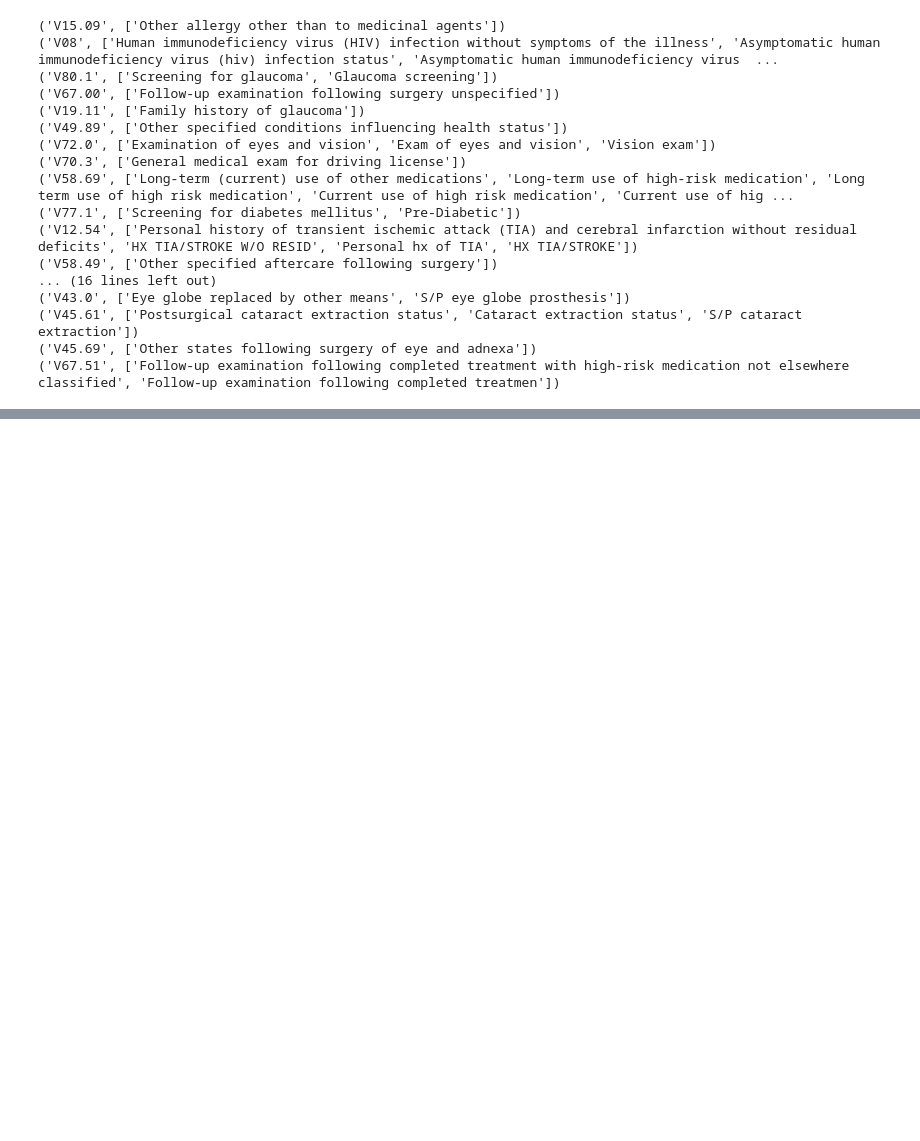
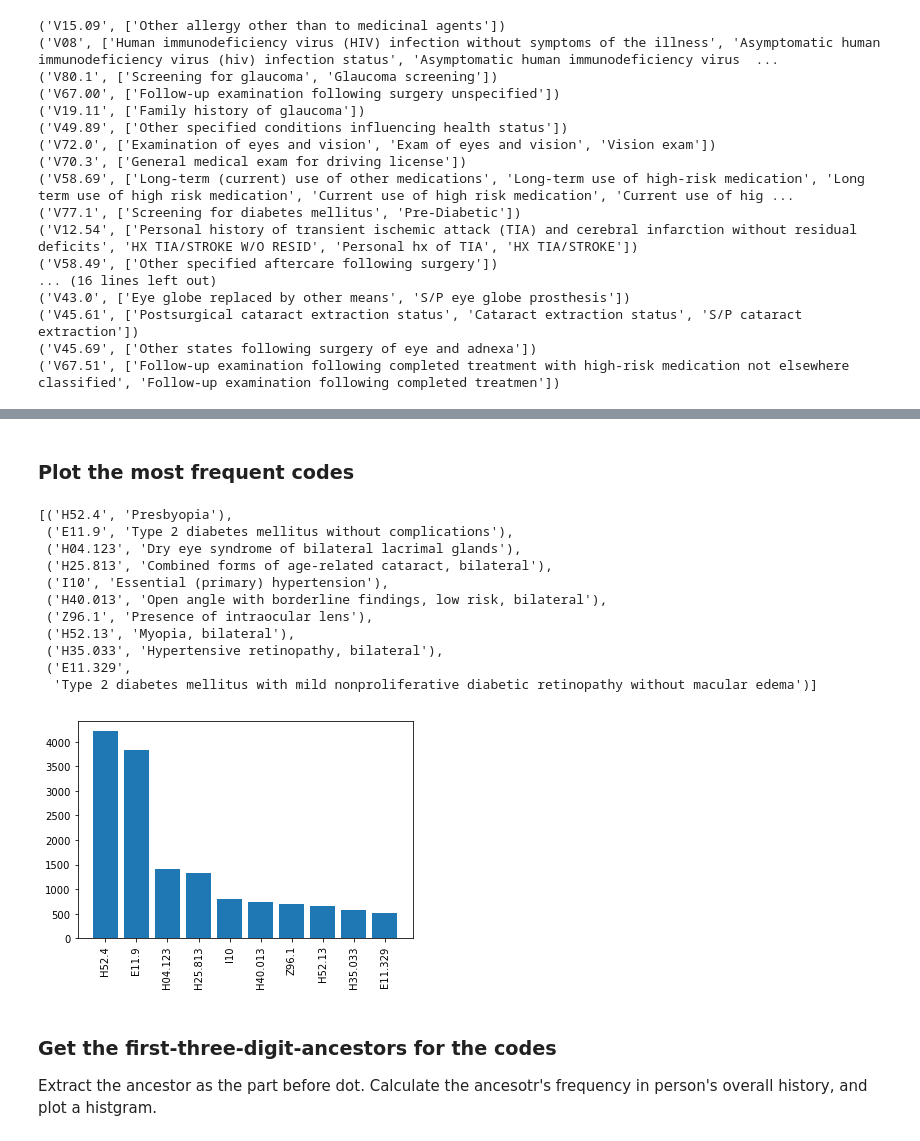
Before and after one commit to MATH497project/MATH497-DiabeticRetinopathy, a Jupyter notebook: ICD_code_exploration/ICD_codes_dictionary.ipynb, the cells around one changed output, grey strips where cells are left out. Drawn from its saved outputs; the diff is of its cells as text; code cells hidden in the pictures; blank space fills up the shorter version.

```diff
--- a/ICD_code_exploration/ICD_codes_dictionary.ipynb
+++ b/ICD_code_exploration/ICD_codes_dictionary.ipynb
@@ -488,25 +448,0 @@ for item in ancestor_9:
-# %%
-icd9 = client.icd9()
-
-ancestor_description=[]
-for i in ICD_9_df.index:
-    if ICD_9_df.loc[i, 'official_explanation']=='Null':
-        ancestor_description.append(['Null'])
-        print(ICD_9_df.loc[i,'codes'].replace('.', '-'), 'Null')
-        continue
-    else:
-        if len(ICD_9_df.loc[i,'ancestor'])<3:
-            code='0'+ICD_9_df.loc[i,'codes']
-        else:
-            code=ICD_9_df.loc[i,'codes']
-        code=code.replace('.', '-')
-        print(code)
-        response = icd9.single_code(code)
-        if response.code == 200:
-            temp = [{'ancestor': item['ancestor']['name'].encode('utf8'),
-                     'description': item['ancestor']['description'].encode('utf8').lower()}
-                    for item in response.body['ancestors']]
-        else:
-            temp=['Null']
-        ancestor_description.append(temp)
-        print(code, temp)
@@ -576,3 +448,0 @@ ICD_10_codes.head()
-# %%
-ICD_10_dictionary = {k:ICD_dictionary[k] for k in ICD_10_codes.codes}
-ICD_10_dictionary
@@ -663,5 +448,0 @@ Extract the ancestor as the part before dot. Calculate the ancesotr's frequency
-# %%
-ICD_10_frequency=defaultdict(int)
-for k in ICD_10_dictionary.keys():
-    ICD_10_frequency[k.split('.')[0]] += ICD_frequency[k]
-sorted(ICD_10_frequency.items(), key=lambda x: x[1], reverse=True)
@@ -697,0 +564,2 @@ len(ICD_10_frequency.keys())
+# %% [markdown]
+### Plot the most frequent codes
@@ -697,0 +568,22 @@ len(ICD_10_frequency.keys())
+# %%
+temp=sorted(ICD_10_frequency.items(), key=lambda x:x[1], reverse=True)[:10]
+pprint.pprint([(k[0],ICD_10_codes_R.set_index('codes').loc[k[0], 'official_explanation']) for k in temp])
+plt.bar(range(0,len(temp)), [item[1] for item in temp])
+plt.xticks(range(0,len(temp)), [item[0] for item in temp], rotation='vertical')
+plt.show()
+# %% [output]
+[('H52.4', 'Presbyopia'),
+ ('E11.9', 'Type 2 diabetes mellitus without complications'),
+ ('H04.123', 'Dry eye syndrome of bilateral lacrimal glands'),
+ ('H25.813', 'Combined forms of age-related cataract, bilateral'),
+ ('I10', 'Essential (primary) hypertension'),
+ ('H40.013', 'Open angle with borderline findings, low risk, bilateral'),
+ ('Z96.1', 'Presence of intraocular lens'),
+ ('H52.13', 'Myopia, bilateral'),
+ ('H35.033', 'Hypertensive retinopathy, bilateral'),
+ ('E11.329',
+  'Type 2 diabetes mellitus with mild nonproliferative diabetic retinopathy without macular edema')]
+[figure, added]
+# %% [markdown]
+### Get the first-three-digit-ancestors for the codes
+Extract the ancestor as the part before dot. Calculate the ancesotr's frequency in person's overall history, and plot a histgram.
```
Also changed, not shown: parts of 152 cells of this notebook, 5 other files.
